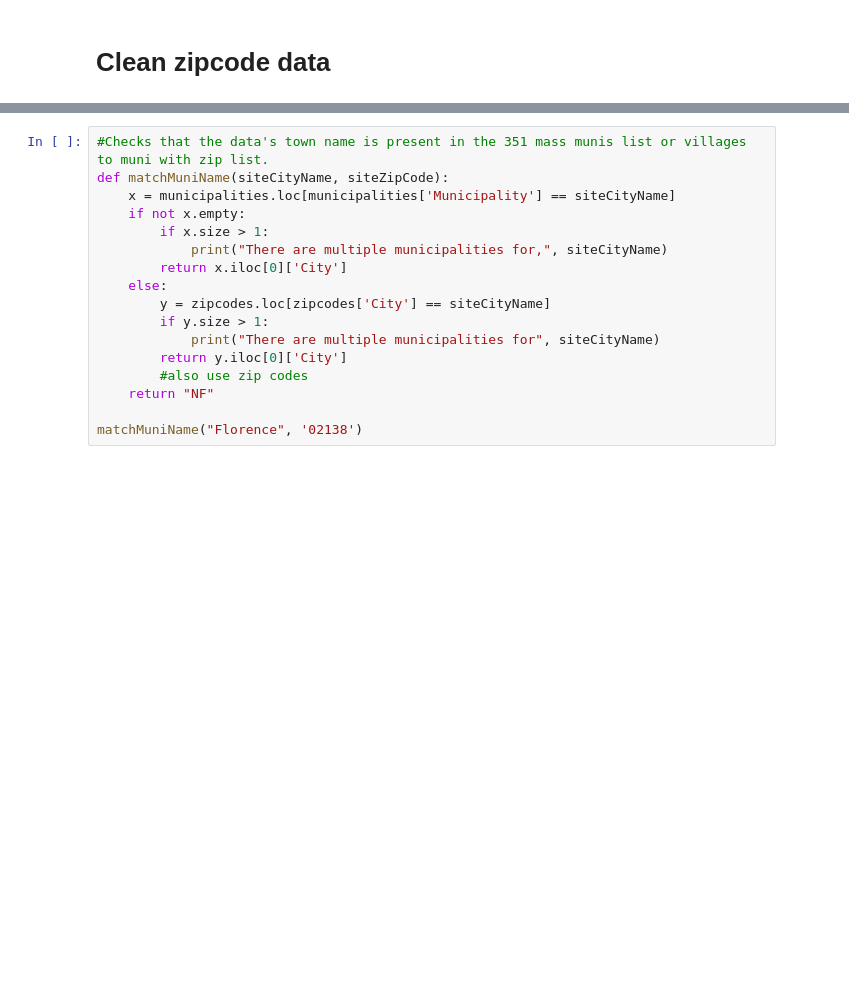
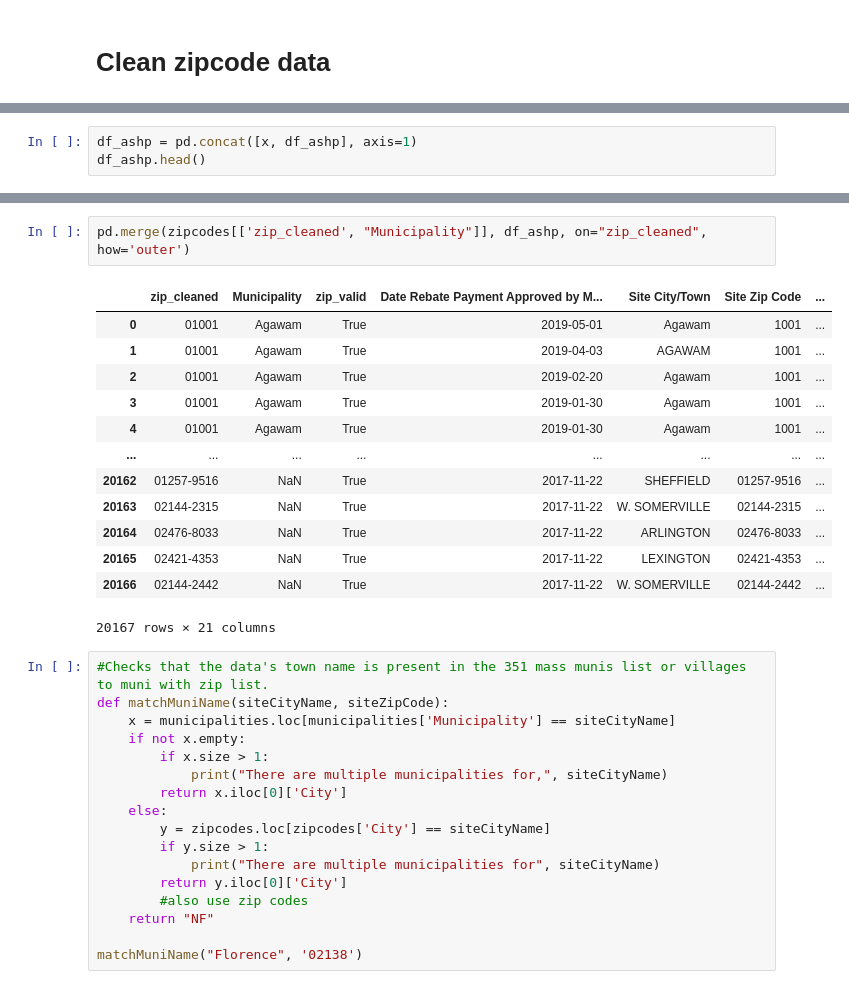
Before and after one commit to massenergize/rad, a Jupyter notebook: merge-data.ipynb, the cells around one changed output, grey strips where cells are left out. Drawn from its saved outputs; the diff is of its cells as text; blank space fills up the shorter version.

```diff
--- a/merge-data.ipynb
+++ b/merge-data.ipynb
@@ -276,3 +315,6 @@ x[~x.valid]
 | 1093 | 20 | False |
 | 1590 | 019081047 | False |
 | 1606 | 0212y | False |
+# %%
+df_ashp = pd.concat([x, df_ashp], axis=1)
+df_ashp.head()
@@ -288,3 +356,19 @@ Verify that town names are consistent with the Mass Muni list spelling and are c
+# %%
+pd.merge(zipcodes[['zip_cleaned', "Municipality"]], df_ashp, on="zip_cleaned", how='outer')
+# %% [output]
+|  | zip_cleaned | Municipality | zip_valid | Date Rebate Payment Approved by M... | Site City/Town | Site Zip Code | ... |
+| 0 | 01001 | Agawam | True | 2019-05-01 | Agawam | 1001 | ... |
+| 1 | 01001 | Agawam | True | 2019-04-03 | AGAWAM | 1001 | ... |
+| 2 | 01001 | Agawam | True | 2019-02-20 | Agawam | 1001 | ... |
+| 3 | 01001 | Agawam | True | 2019-01-30 | Agawam | 1001 | ... |
+| 4 | 01001 | Agawam | True | 2019-01-30 | Agawam | 1001 | ... |
+| ... | ... | ... | ... | ... | ... | ... | ... |
+| 20162 | 01257-9516 | NaN | True | 2017-11-22 | SHEFFIELD | 01257-9516 | ... |
+| 20163 | 02144-2315 | NaN | True | 2017-11-22 | W. SOMERVILLE | 02144-2315 | ... |
+| 20164 | 02476-8033 | NaN | True | 2017-11-22 | ARLINGTON | 02476-8033 | ... |
+| 20165 | 02421-4353 | NaN | True | 2017-11-22 | LEXINGTON | 02421-4353 | ... |
+| 20166 | 02144-2442 | NaN | True | 2017-11-22 | W. SOMERVILLE | 02144-2442 | ... |
+20167 rows × 21 columns
 # %%
 #Checks that the data's town name is present in the 351 mass munis list or villages to muni with zip list.
 def matchMuniName(siteCityName, siteZipCode):
```
Also changed, not shown: parts of 15 cells of this notebook.
